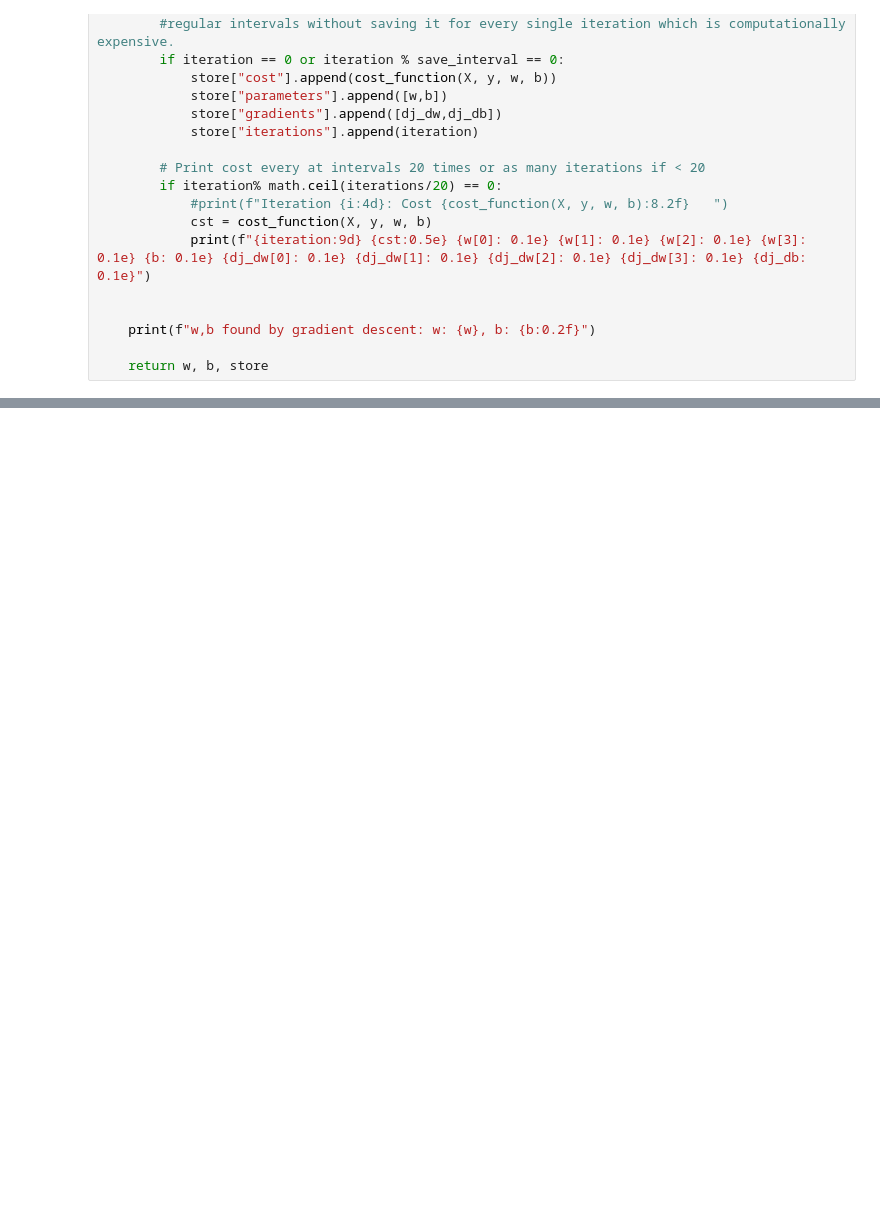
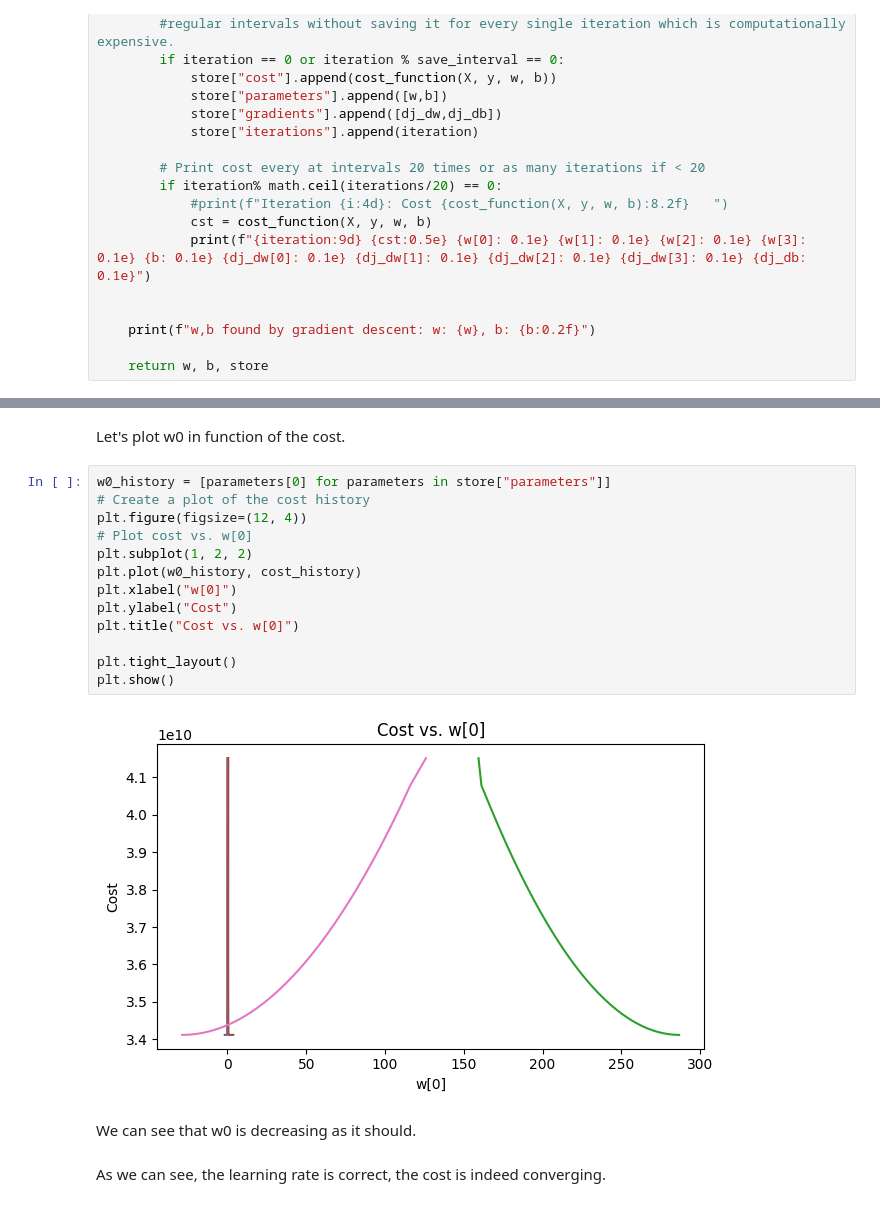
Before and after one commit to sorayapnblm/HousePricePredictionLinearRegression, a Jupyter notebook: notebook.ipynb, the cells around one changed output, grey strips where cells are left out. Drawn from its saved outputs; the diff is of its cells as text; blank space fills up the shorter version.

Commit message:
Add the comparison with the graphs Add the conclusion part

```diff
--- a/notebook.ipynb
+++ b/notebook.ipynb
@@ -257,3 +260,24 @@ plt.title("Cost History")
 plt.show()
 # %% [output]
 [figure]
+# %% [markdown]
+Let's plot w0 in function of the cost.
+# %%
+w0_history = [parameters[0] for parameters in store["parameters"]]
+# Create a plot of the cost history
+plt.figure(figsize=(12, 4))
+# Plot cost vs. w[0]
+plt.subplot(1, 2, 2)
+plt.plot(w0_history, cost_history)
+plt.xlabel("w[0]")
+plt.ylabel("Cost")
+plt.title("Cost vs. w[0]")
+
+plt.tight_layout()
+plt.show()
+# %% [output]
+[figure, added]
+# %% [markdown]
+We can see that w0 is decreasing as it should.
+# %% [markdown]
+As we can see, the learning rate is correct, the cost is indeed converging.
```
Also changed, not shown: parts of 21 cells of this notebook.
